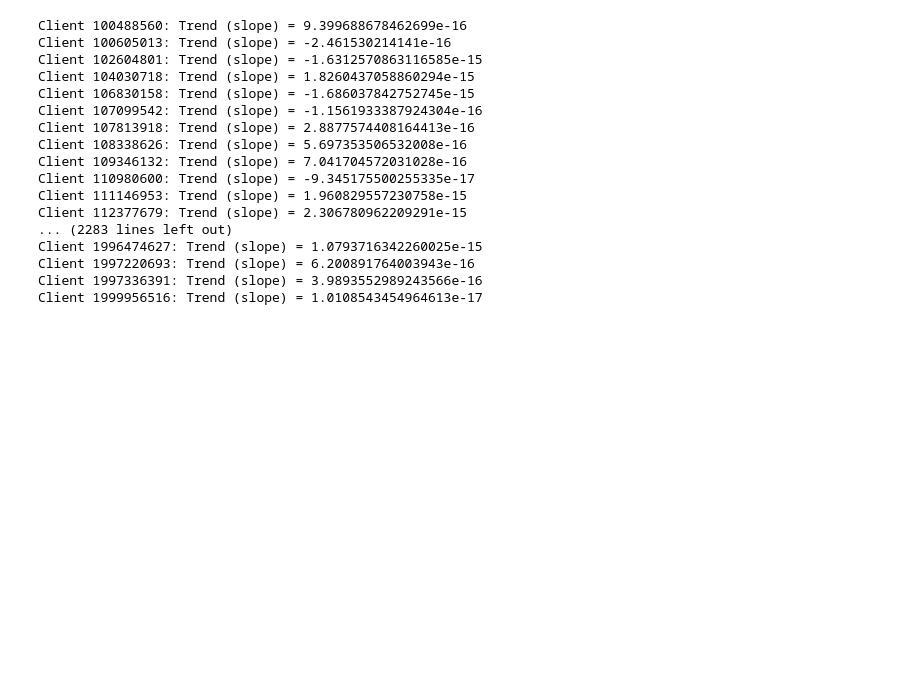
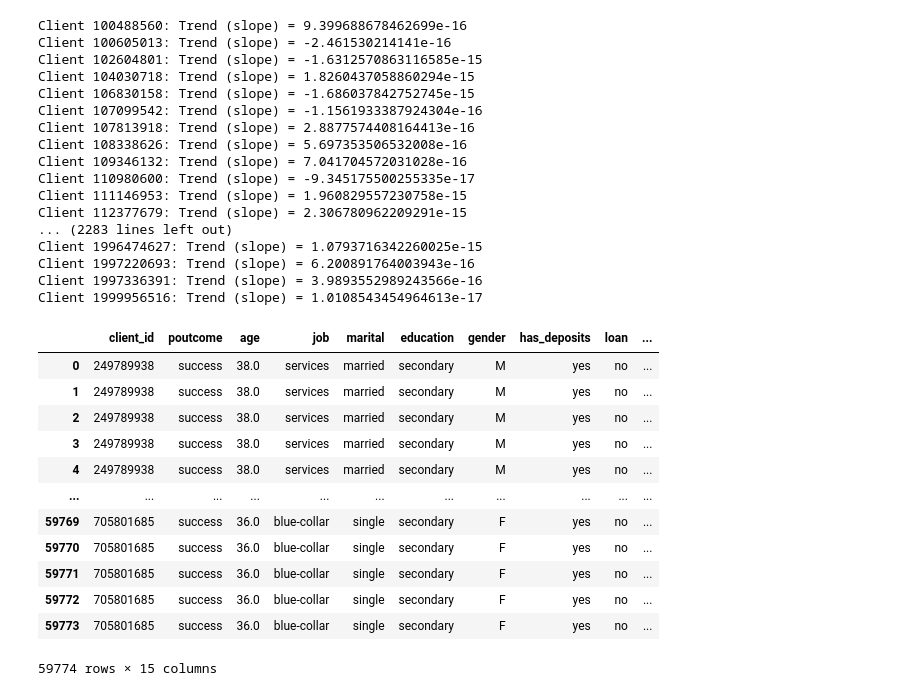
Before and after one commit to VladislavSpirydonau/Final-project-C4Y, a Jupyter notebook: trend test.ipynb, the cells around one changed output. Cells and saved outputs as stored; diff of their text form; code cells hidden in the pictures; blank space fills up the shorter version.

```diff
--- a/trend test.ipynb
+++ b/trend test.ipynb
@@ -134,5 +139,20 @@ Client 1996474627: Trend (slope) = 1.0793716342260025e-15
 Client 1997220693: Trend (slope) = 6.200891764003943e-16
 Client 1997336391: Trend (slope) = 3.9893552989243566e-16
 Client 1999956516: Trend (slope) = 1.0108543454964613e-17
-# %%
-df['trend_balance'] =
+# %%
+df['trend'] = df['client_id'].map(trend_results)
+df
+# %% [output]
+|  | client_id | poutcome | age | job | marital | education | gender | has_deposits | loan | ... |
+| 0 | 249789938 | success | 38.0 | services | married | secondary | M | yes | no | ... |
+| 1 | 249789938 | success | 38.0 | services | married | secondary | M | yes | no | ... |
+| 2 | 249789938 | success | 38.0 | services | married | secondary | M | yes | no | ... |
+| 3 | 249789938 | success | 38.0 | services | married | secondary | M | yes | no | ... |
+| 4 | 249789938 | success | 38.0 | services | married | secondary | M | yes | no | ... |
+| ... | ... | ... | ... | ... | ... | ... | ... | ... | ... | ... |
+| 59769 | 705801685 | success | 36.0 | blue-collar | single | secondary | F | yes | no | ... |
+| 59770 | 705801685 | success | 36.0 | blue-collar | single | secondary | F | yes | no | ... |
+| 59771 | 705801685 | success | 36.0 | blue-collar | single | secondary | F | yes | no | ... |
+| 59772 | 705801685 | success | 36.0 | blue-collar | single | secondary | F | yes | no | ... |
+| 59773 | 705801685 | success | 36.0 | blue-collar | single | secondary | F | yes | no | ... |
+59774 rows × 15 columns
```
Also changed, not shown: parts of 8 cells of this notebook, 2 other files.
